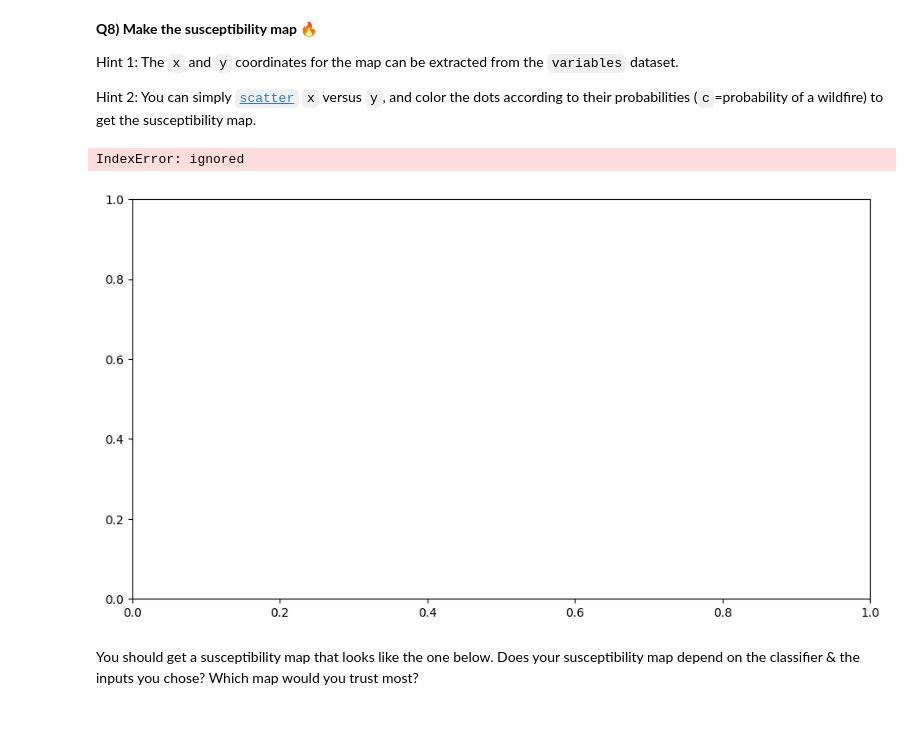
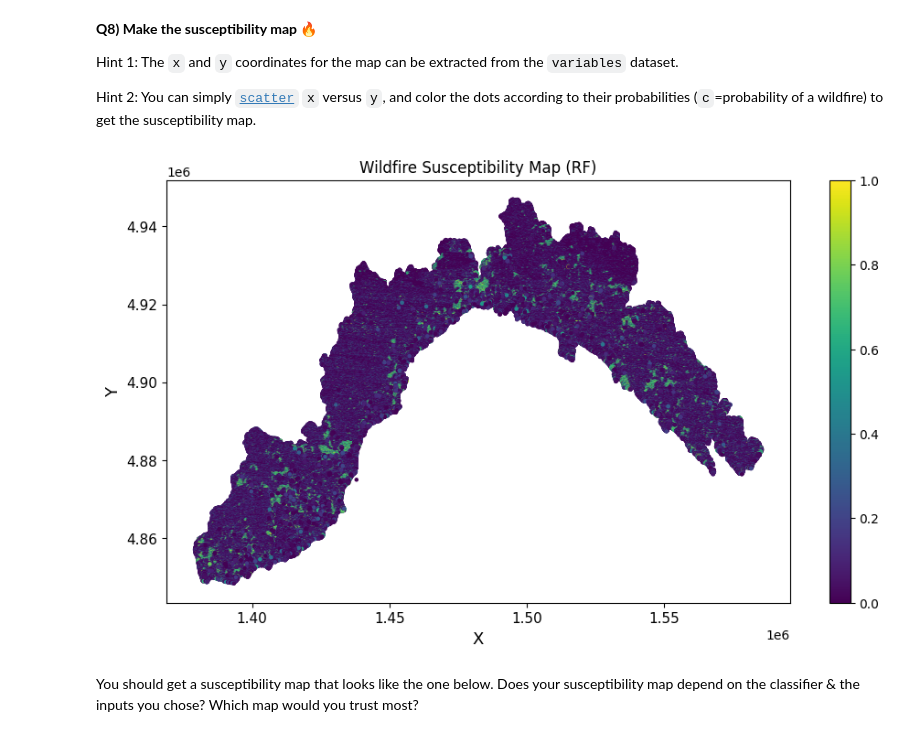
Before and after one commit to mojanshadkar/2023_ML_EES, a Jupyter notebook: Labs/S2_4_Wildfire_Risk_Italy.ipynb, the cells around one changed output. Saved outputs shown, nothing was run; the diff lists cells and outputs as text; code cells hidden in the pictures.

```diff
--- a/Labs/S2_4_Wildfire_Risk_Italy.ipynb
+++ b/Labs/S2_4_Wildfire_Risk_Italy.ipynb
@@ -421,19 +421,18 @@ Hint 2: You can simply [`scatter`](https://matplotlib.org/stable/api/_as_gen/mat
 # %%
 # Scatter ['x'] vs ['y'] columns in the entire dataframe and color the dots with the predicted probability 'rf_testprob_fire'
 # to make the susceptibility map
 
 import matplotlib.pyplot as plt
 fig,ax = plt.subplots(1,1,figsize=(6+5,4+2))
-cmploy = ax.scatter(inputs_gdf['x'], inputs_gdf['y'], s=5, c=rf_testprob_fire,cmap='viridis')
+cmploy = ax.scatter(variables['x'], variables['y'],c=rf_testprob_fire, s=5, cmap='viridis')
 plt.colorbar(cmploy,ax=ax)
 ax.set_title('Wildfire Susceptibility Map (RF)')
 ax.set_ylabel('Y',size=13)
 ax.set_xlabel('X',size=13)
 ax.tick_params(axis='both', which='major', labelsize=11)
 plt.show()
 # %% [output]
-IndexError: ignored
-[figure, old version]
+[figure, new version]
 # %% [markdown]
 You should get a susceptibility map that looks like the one below. Does your susceptibility map depend on the classifier & the inputs you chose? Which map would you trust most?
 # %% [markdown]
```
